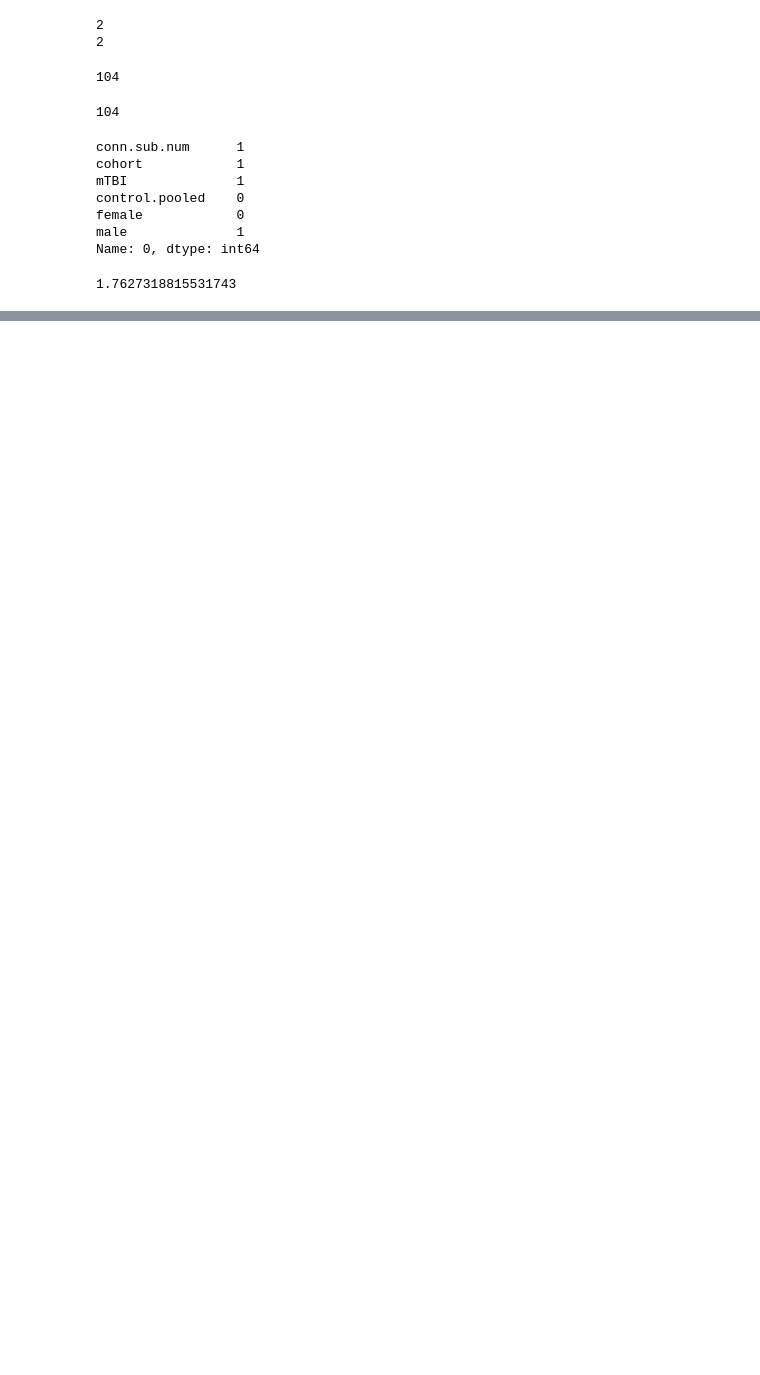
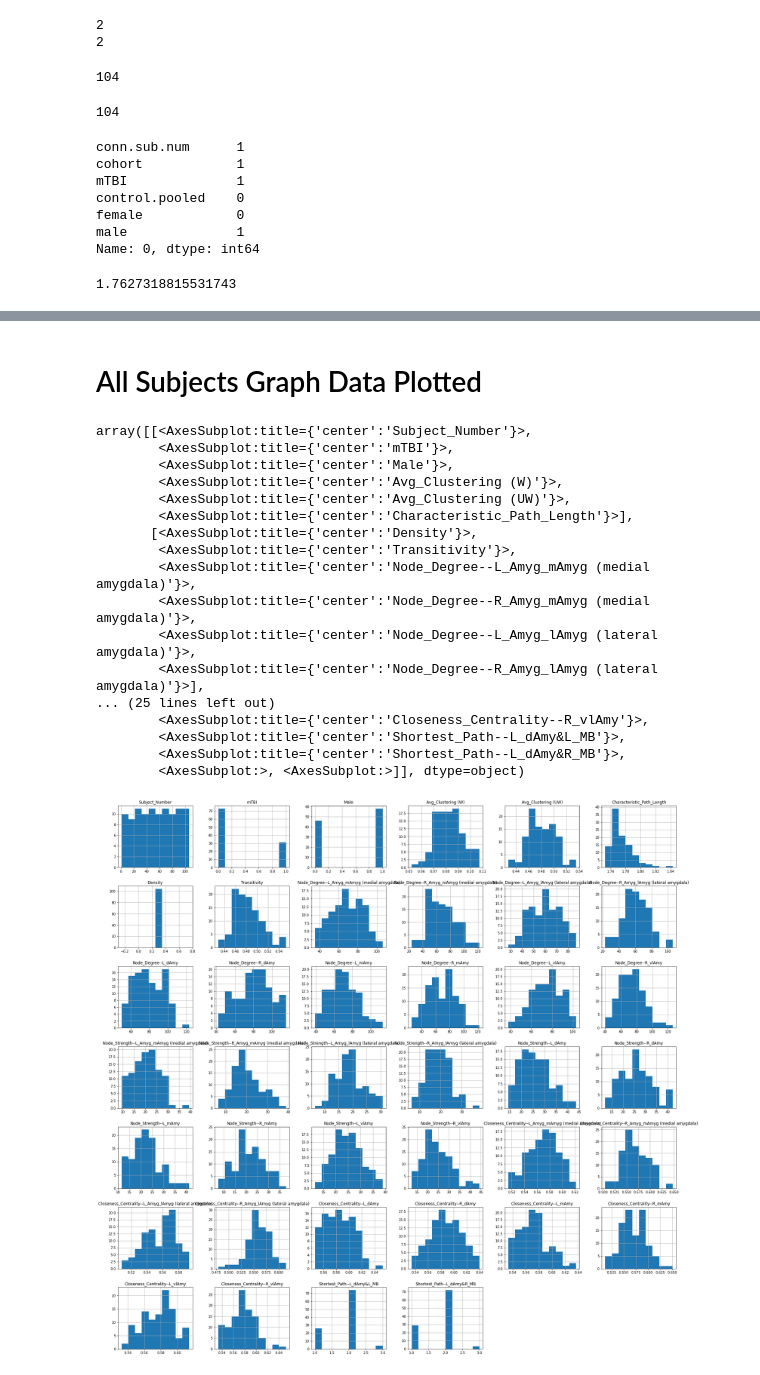
Before and after one commit to danielfrees/braingraphML, a Jupyter notebook: T1_CBF_GraphExploration.ipynb, the cells around one changed output, grey strips where cells are left out. Saved outputs shown, nothing was run; the diff lists cells and outputs as text; code cells hidden in the pictures; blank space fills up the shorter version.

```diff
--- a/T1_CBF_GraphExploration.ipynb
+++ b/T1_CBF_GraphExploration.ipynb
@@ -324,0 +385,7 @@ UW_CPL
+# %%
+#Closeness Centrality
+amy_ccs = {}
+for n in nodes_of_interest:
+    print(n)
+    amy_ccs[n] = nx.closeness_centrality(p1, n)
+amy_ccs
@@ -324,0 +422,11 @@ UW_CPL
+# %%
+#insert any graph and get node of interest which should work for all graphs (same ROIs)
+def get_nodes_of_interest(graph):
+    nodes_of_interest = []
+    for node in graph.nodes:
+        if 'Amy' in node:
+            print(node)
+            nodes_of_interest.append(node)
+    return nodes_of_interest
+# %%
+nodes_of_interest = get_nodes_of_interest(p1)
@@ -324,0 +686,9 @@ UW_CPL
+# %%
+nodes_of_interest = get_nodes_of_interest(p1)  #arbitrary subject choice, same nodes of interest for everyone, just need to be extracted
+
+all_data = []
+for subject_number in range(len(mats)):
+    all_data.append(generate_data_for_subject(mats, t1_covariates, nodes_of_interest, subject_number))
+
+all_data = pd.concat(all_data, axis = 0)
+all_data.reset_index(inplace = True, drop=True)
@@ -324,0 +726,26 @@ UW_CPL
+# %% [markdown]
+<a id = 'graph_hist'></a>
+# All Subjects Graph Data Plotted
+# %%
+#make figure bigger
+plt.rcParams['figure.figsize'] = 30, 30
+all_data.hist(bins = 10)
+# %% [output]
+array([[<AxesSubplot:title={'center':'Subject_Number'}>,
+        <AxesSubplot:title={'center':'mTBI'}>,
+        <AxesSubplot:title={'center':'Male'}>,
+        <AxesSubplot:title={'center':'Avg_Clustering (W)'}>,
+        <AxesSubplot:title={'center':'Avg_Clustering (UW)'}>,
+        <AxesSubplot:title={'center':'Characteristic_Path_Length'}>],
+       [<AxesSubplot:title={'center':'Density'}>,
+        <AxesSubplot:title={'center':'Transitivity'}>,
+        <AxesSubplot:title={'center':'Node_Degree--L_Amyg_mAmyg (medial amygdala)'}>,
+        <AxesSubplot:title={'center':'Node_Degree--R_Amyg_mAmyg (medial amygdala)'}>,
+        <AxesSubplot:title={'center':'Node_Degree--L_Amyg_lAmyg (lateral amygdala)'}>,
+        <AxesSubplot:title={'center':'Node_Degree--R_Amyg_lAmyg (lateral amygdala)'}>],
+... (25 lines left out)
+        <AxesSubplot:title={'center':'Closeness_Centrality--R_vlAmy'}>,
+        <AxesSubplot:title={'center':'Shortest_Path--L_dAmy&L_MB'}>,
+        <AxesSubplot:title={'center':'Shortest_Path--L_dAmy&R_MB'}>,
+        <AxesSubplot:>, <AxesSubplot:>]], dtype=object)
+[figure, added]
```
Also changed, not shown: parts of 42 cells of this notebook, 1 other file.
